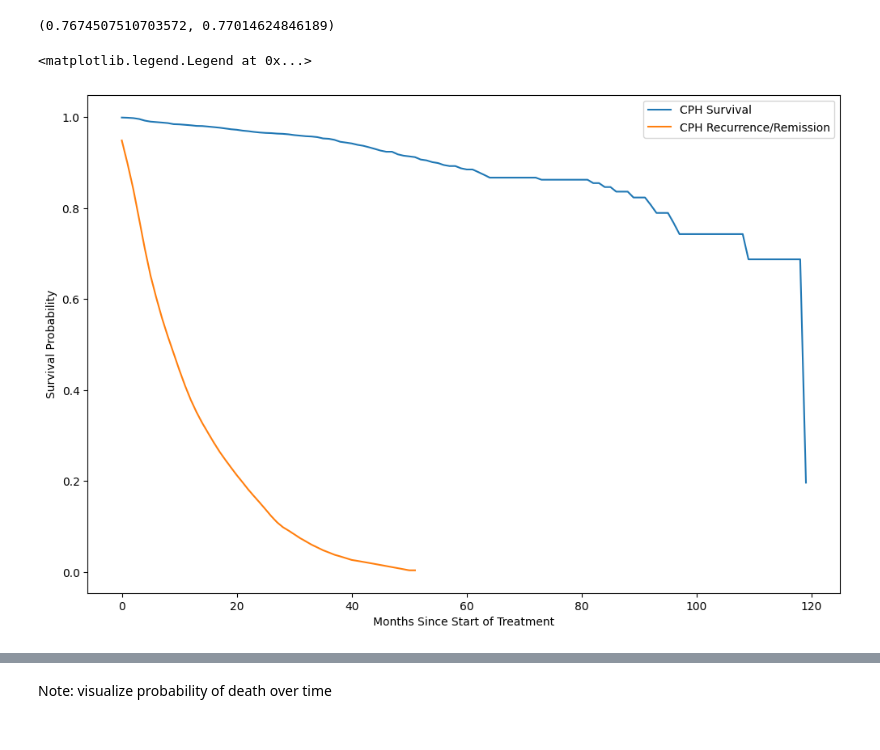
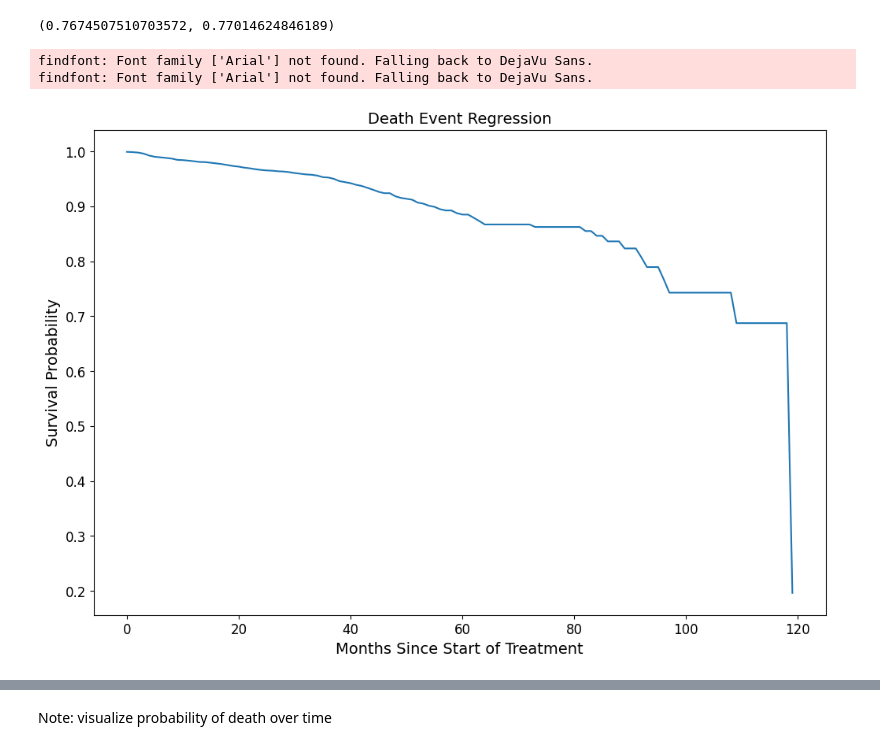
Before and after one commit to bmurphy1993/Cancer_Reinforcement_Learning, a Jupyter notebook: Data_Preprocessing_gap.ipynb, the cells around one changed output, grey strips where cells are left out. Saved outputs shown, nothing was run; the diff lists cells and outputs as text; code cells hidden in the pictures.

```diff
--- a/Data_Preprocessing_gap.ipynb
+++ b/Data_Preprocessing_gap.ipynb
@@ -367,7 +412,8 @@ writer.close()
 Add death dummy to drug lines data
 # %%
 # Merge in final death event for each patient
-lines_df_2 = lines_df.merge(tcga_ov_1_keep[['bcr_patient_barcode', 'outcome_overall_survival_censoring', 'race', 'age_at_initial_pathologic_diagnosis', 'tumor_stage', 'tumor_grade']],
+lines_df_2 = lines_df.merge(tcga_ov_1_keep[['bcr_patient_barcode', 'outcome_overall_survival_censoring', 'race',
+                                            'age_at_initial_pathologic_diagnosis', 'tumor_stage', 'tumor_grade']],
                             on='bcr_patient_barcode').rename(columns={'bcr_patient_barcode': 'patient', 'outcome_overall_survival_censoring': 'death', 'age_at_initial_pathologic_diagnosis': 'age'})
 
 # Only keep death event on last line
@@ -724,18 +769,21 @@ cph_probs(trans_data, 'T', 70, 15, ['Carboplatin', 'Paclitaxel'], 80, race_arr,
 # %%
-# CPH figs
+# CPH Death Regression Baseline Survival
 plt.style.use('default')
 plt.figure(figsize=(12,8))
-plt.rcParams["font.family"] = "Arial"
+plt.rcParams['font.family'] = 'Arial'
 # cph.plot_partial_effects_on_outcome(covariates='age', values=[40, 50, 60, 70, 80], cmap='coolwarm')
-plt.plot(cph_surv.baseline_survival_, label='CPH Survival')
-plt.plot(cph_treat.baseline_survival_, label='CPH Recurrence/Remission')
-plt.xlabel('Months Since Start of Treatment')
-plt.ylabel('Survival Probability')
-plt.legend()
+plt.plot(cph_surv.baseline_survival_)
+plt.title('Death Event Regression', fontsize=14)
+plt.xlabel('Months Since Start of Treatment', fontsize=14)
+plt.ylabel('Survival Probability', fontsize=14)
+plt.xticks(fontsize=12)
+plt.yticks(fontsize=12)
 
+plt.savefig('baseline_surv_death.png')
 
 # cph.print_summary()
 # cph_treat.print_summary()
 # %% [output]
-<matplotlib.legend.Legend at 0x...>
+findfont: Font family ['Arial'] not found. Falling back to DejaVu Sans.
+findfont: Font family ['Arial'] not found. Falling back to DejaVu Sans.
-[figure, old version]
+[figure, new version]
```
Also changed, not shown: parts of 19 cells of this notebook.
